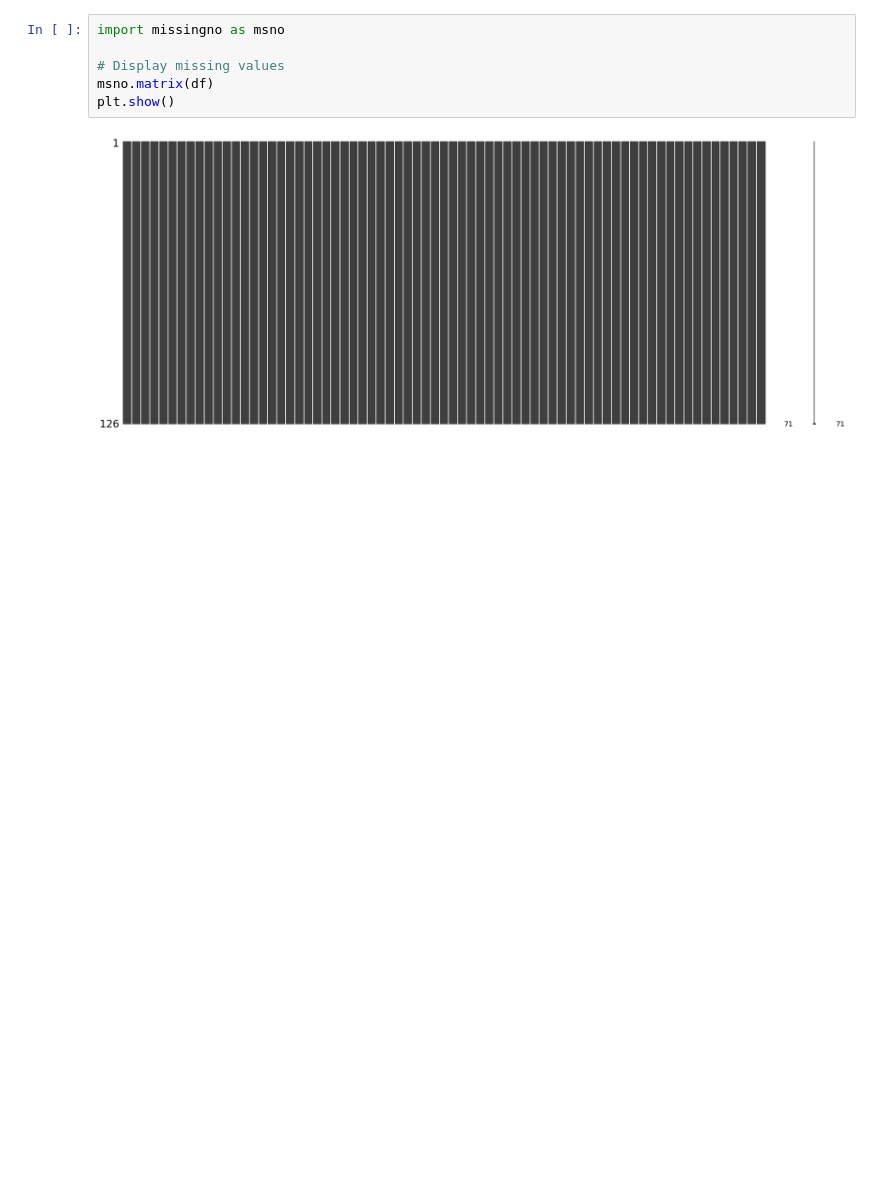
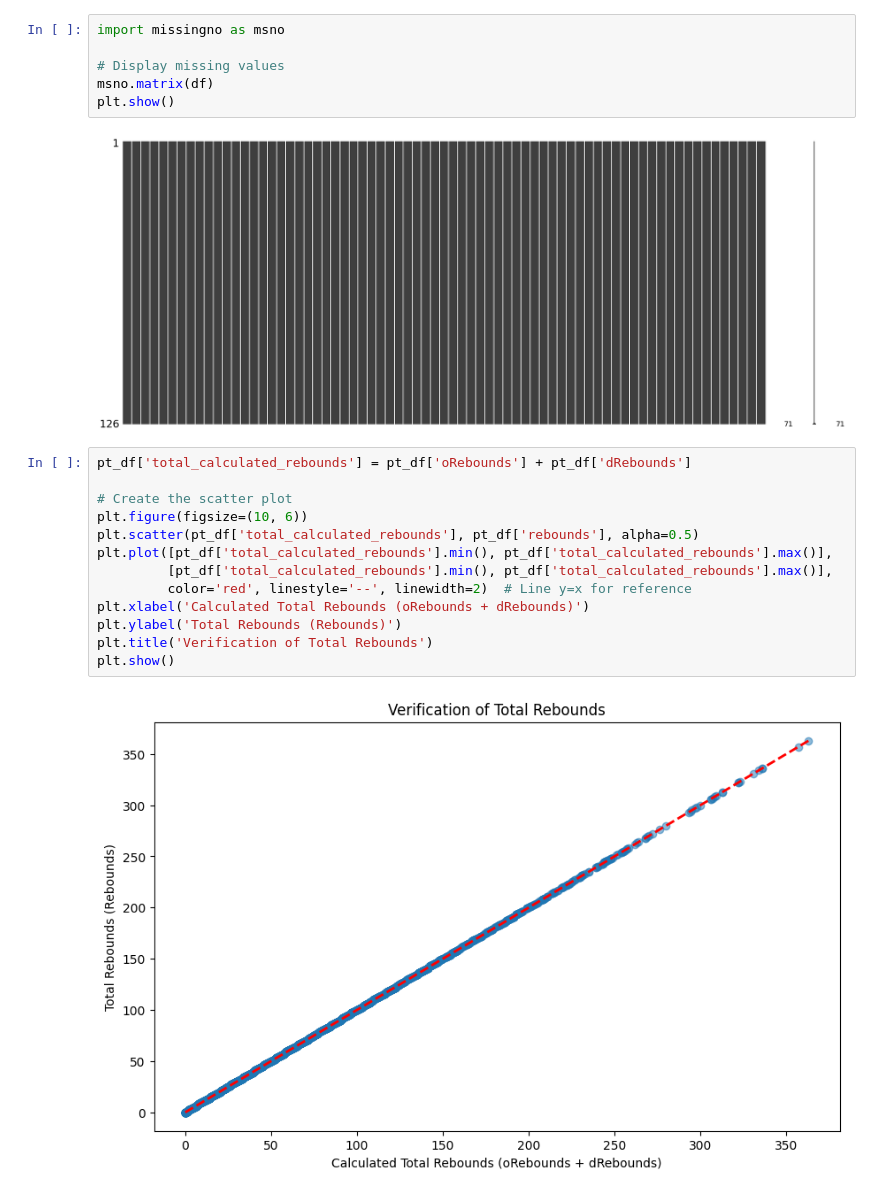
Before and after one commit to Tiago27Cruz/Predict-WNBA-Playoff-AI-Model, a Jupyter notebook: src/analysis.ipynb, the cells around one changed output. Drawn from its saved outputs; the diff is of its cells as text; blank space fills up the shorter version.

```diff
--- a/src/analysis.ipynb
+++ b/src/analysis.ipynb
@@ -267,3 +267,18 @@ msno.matrix(df)
 plt.show()
 # %% [output]
 [figure]
+# %%
+pt_df['total_calculated_rebounds'] = pt_df['oRebounds'] + pt_df['dRebounds']
+
+# Create the scatter plot
+plt.figure(figsize=(10, 6))
+plt.scatter(pt_df['total_calculated_rebounds'], pt_df['rebounds'], alpha=0.5)
+plt.plot([pt_df['total_calculated_rebounds'].min(), pt_df['total_calculated_rebounds'].max()],
+         [pt_df['total_calculated_rebounds'].min(), pt_df['total_calculated_rebounds'].max()],
+         color='red', linestyle='--', linewidth=2)  # Line y=x for reference
+plt.xlabel('Calculated Total Rebounds (oRebounds + dRebounds)')
+plt.ylabel('Total Rebounds (Rebounds)')
+plt.title('Verification of Total Rebounds')
+plt.show()
+# %% [output]
+[figure, added]
```
Also changed, not shown: parts of 8 cells of this notebook, 5 other files.
